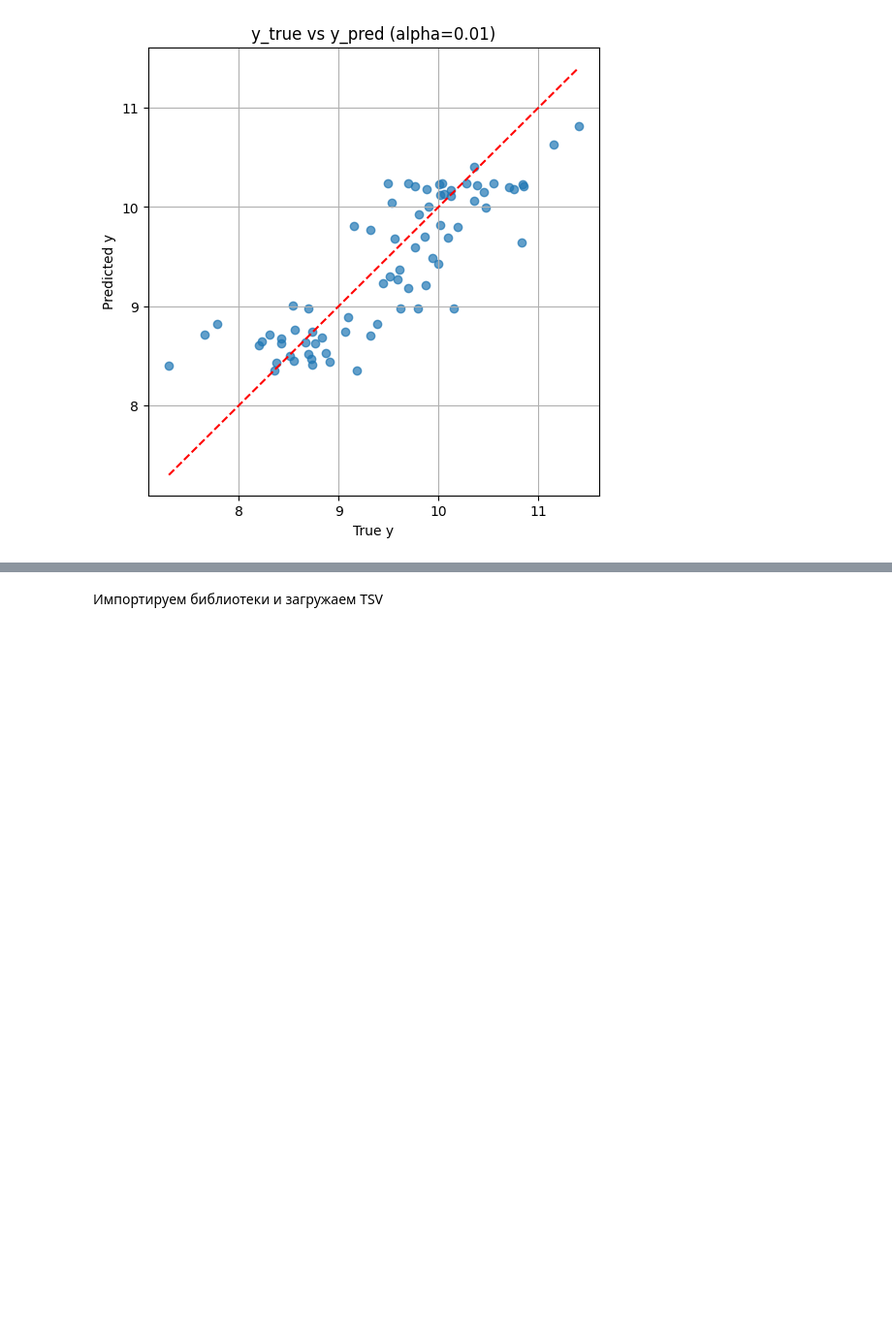
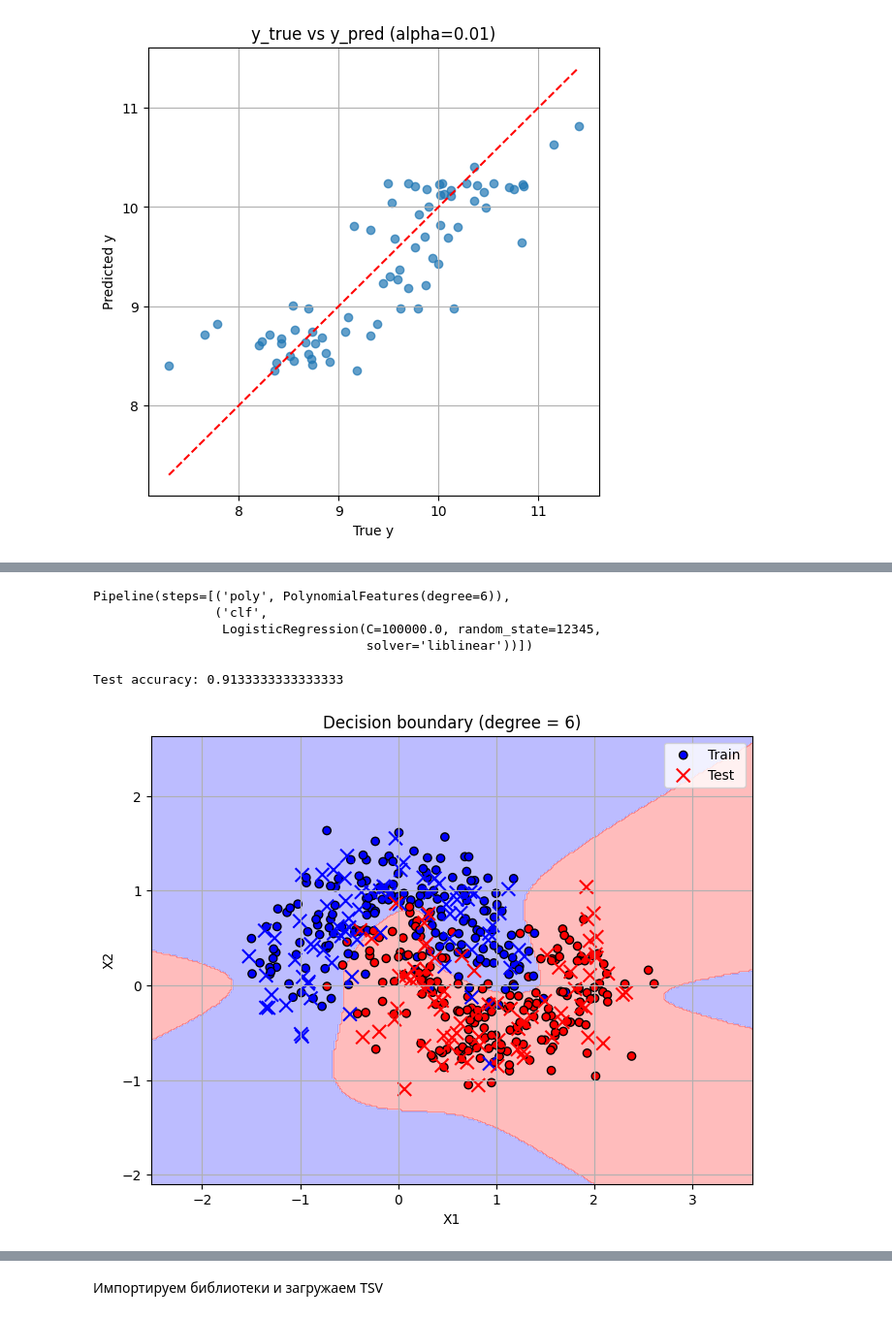
Before and after one commit to artrsyf/BMSTU-ML-Assignments, a Jupyter notebook: hw/hw2/tmp.ipynb, the cells around one changed output, grey strips where cells are left out. Shown at 97% size. Drawn from its saved outputs; the diff is of its cells as text; code cells hidden in the pictures; blank space fills up the shorter version.

```diff
--- a/hw/hw2/tmp.ipynb
+++ b/hw/hw2/tmp.ipynb
@@ -724,0 +610,76 @@ plt.show()
+# %%
+best_model = make_model(best_degree)
+
+best_model.fit(X_train_full, y_train_full)
+# %% [output]
+Pipeline(steps=[('poly', PolynomialFeatures(degree=6)),
+                ('clf',
+                 LogisticRegression(C=100000.0, random_state=12345,
+                                    solver='liblinear'))])
+# %%
+y_test_pred = best_model.predict(X_test)
+
+test_accuracy = accuracy_score(
+    y_test,
+    y_test_pred
+)
+
+print("Test accuracy:", test_accuracy)
+# %% [output]
+Test accuracy: 0.9133333333333333
+# %%
+x_min, x_max = X[:, 0].min() - 1, X[:, 0].max() + 1
+y_min, y_max = X[:, 1].min() - 1, X[:, 1].max() + 1
+
+xx, yy = np.meshgrid(
+    np.linspace(x_min, x_max, 300),
+    np.linspace(y_min, y_max, 300)
+)
+
+grid = np.c_[xx.ravel(), yy.ravel()]
+
+Z = best_model.predict(grid)
+Z = Z.reshape(xx.shape)
+
+plt.figure(figsize=(8, 6))
+
+plt.contourf(
+    xx,
+    yy,
+    Z,
+    alpha=0.3,
+    cmap="bwr"
+)
+
+plt.scatter(
+    X_train_full[:, 0],
+    X_train_full[:, 1],
+    c=y_train_full,
+    cmap="bwr",
+    edgecolor="k",
+    label="Train"
+)
+
+plt.scatter(
+    X_test[:, 0],
+    X_test[:, 1],
+    c=y_test,
+    cmap="bwr",
+    marker="x",
+    s=100,
+    label="Test"
+)
+
+plt.xlabel("X1")
+plt.ylabel("X2")
+
+plt.title(
+    f"Decision boundary (degree = {best_degree})"
+)
+
+plt.legend()
+plt.grid(True)
+
+plt.show()
+# %% [output]
+[figure, added]
```
Also changed, not shown: parts of 26 cells of this notebook.
